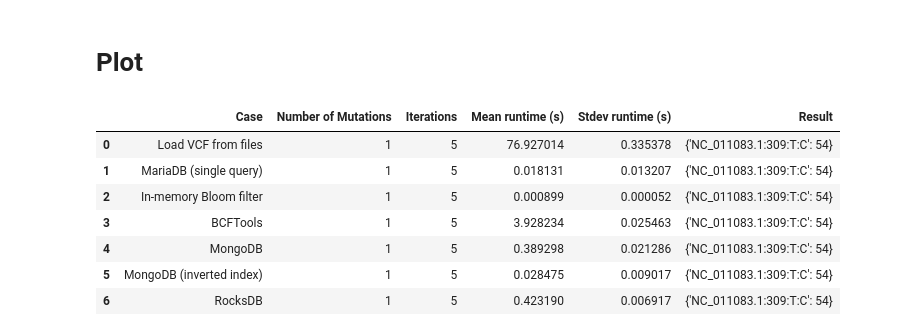
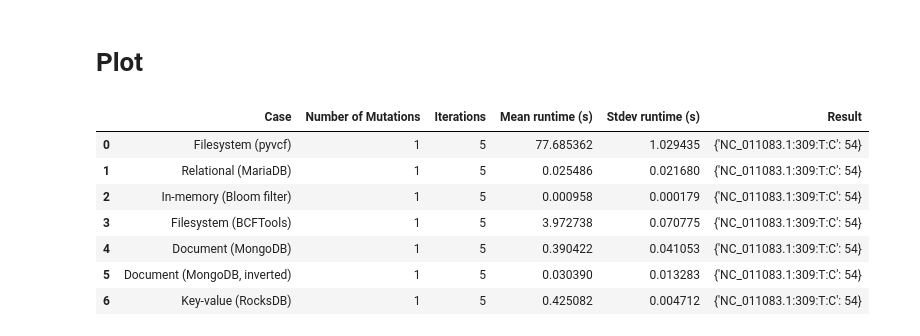
Before and after one commit to apetkau/thesis-data-simulation, a Jupyter notebook: jackalope/salmonella/test-load-vcf/test-load-query-mutation.ipynb, the cells around one changed output. Cells and saved outputs as stored; diff of their text form; code cells hidden in the pictures.

```diff
--- a/jackalope/salmonella/test-load-vcf/test-load-query-mutation.ipynb
+++ b/jackalope/salmonella/test-load-vcf/test-load-query-mutation.ipynb
@@ -531,13 +531,2 @@ Runtime (m+-s): 0.42 +- 0.0069 seconds, iters 5, result {'NC_011083.1:309:T:C':
 # %% [markdown]
 # Plot
-# %%
-results_table
-# %% [output]
-|  | Case | Number of Mutations | Iterations | Mean runtime (s) | Stdev runtime (s) | Result |
-| 0 | Load VCF from files | 1 | 5 | 76.927014 | 0.335378 | {'NC_011083.1:309:T:C': 54} |
-| 1 | MariaDB (single query) | 1 | 5 | 0.018131 | 0.013207 | {'NC_011083.1:309:T:C': 54} |
-| 2 | In-memory Bloom filter | 1 | 5 | 0.000899 | 0.000052 | {'NC_011083.1:309:T:C': 54} |
-| 3 | BCFTools | 1 | 5 | 3.928234 | 0.025463 | {'NC_011083.1:309:T:C': 54} |
-| 4 | MongoDB | 1 | 5 | 0.389298 | 0.021286 | {'NC_011083.1:309:T:C': 54} |
-| 5 | MongoDB (inverted index) | 1 | 5 | 0.028475 | 0.009017 | {'NC_011083.1:309:T:C': 54} |
-| 6 | RocksDB | 1 | 5 | 0.423190 | 0.006917 | {'NC_011083.1:309:T:C': 54} |
@@ -544,3 +535,25 @@ results_table
+# %%
+results_table = pd.read_csv('test-load-query-results-table.csv')
+rrt = results_table.replace({
+    'Load VCF from files': 'Filesystem (pyvcf)',
+    'MariaDB (single query)': 'Relational (MariaDB)',
+    'In-memory Bloom filter': 'In-memory (Bloom filter)',
+    'BCFTools': 'Filesystem (BCFTools)',
+    'MongoDB': 'Document (MongoDB)',
+    'MongoDB (inverted index)': 'Document (MongoDB, inverted)',
+    'RocksDB': 'Key-value (RocksDB)',
+})
+results_table = rrt
+results_table
+# %% [output]
+|  | Case | Number of Mutations | Iterations | Mean runtime (s) | Stdev runtime (s) | Result |
+| 0 | Filesystem (pyvcf) | 1 | 5 | 77.685362 | 1.029435 | {'NC_011083.1:309:T:C': 54} |
+| 1 | Relational (MariaDB) | 1 | 5 | 0.025486 | 0.021680 | {'NC_011083.1:309:T:C': 54} |
+| 2 | In-memory (Bloom filter) | 1 | 5 | 0.000958 | 0.000179 | {'NC_011083.1:309:T:C': 54} |
+| 3 | Filesystem (BCFTools) | 1 | 5 | 3.972738 | 0.070775 | {'NC_011083.1:309:T:C': 54} |
+| 4 | Document (MongoDB) | 1 | 5 | 0.390422 | 0.041053 | {'NC_011083.1:309:T:C': 54} |
+| 5 | Document (MongoDB, inverted) | 1 | 5 | 0.030390 | 0.013283 | {'NC_011083.1:309:T:C': 54} |
+| 6 | Key-value (RocksDB) | 1 | 5 | 0.425082 | 0.004712 | {'NC_011083.1:309:T:C': 54} |
 # %%
 import matplotlib.pyplot as plt
 plt.rcParams.update({
```
Also changed, not shown: parts of 19 cells of this notebook, 2 other files.
